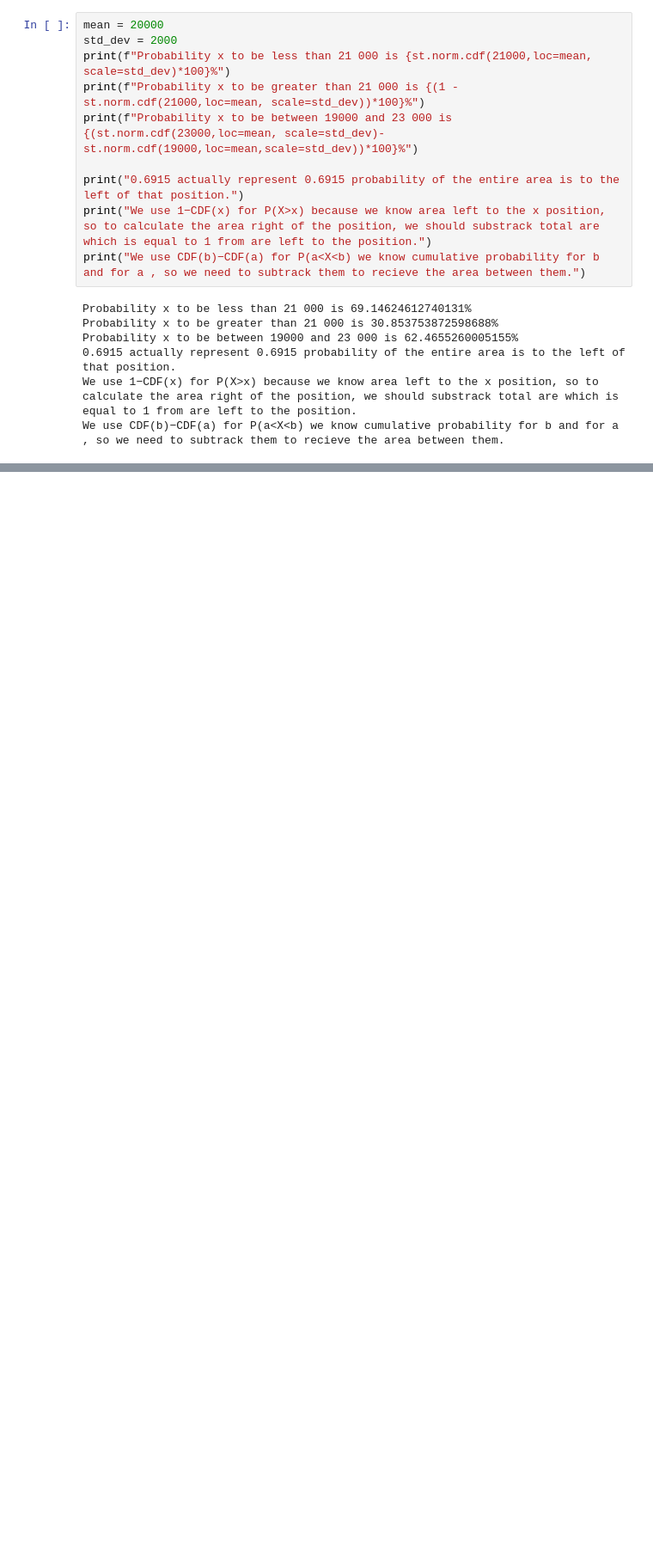
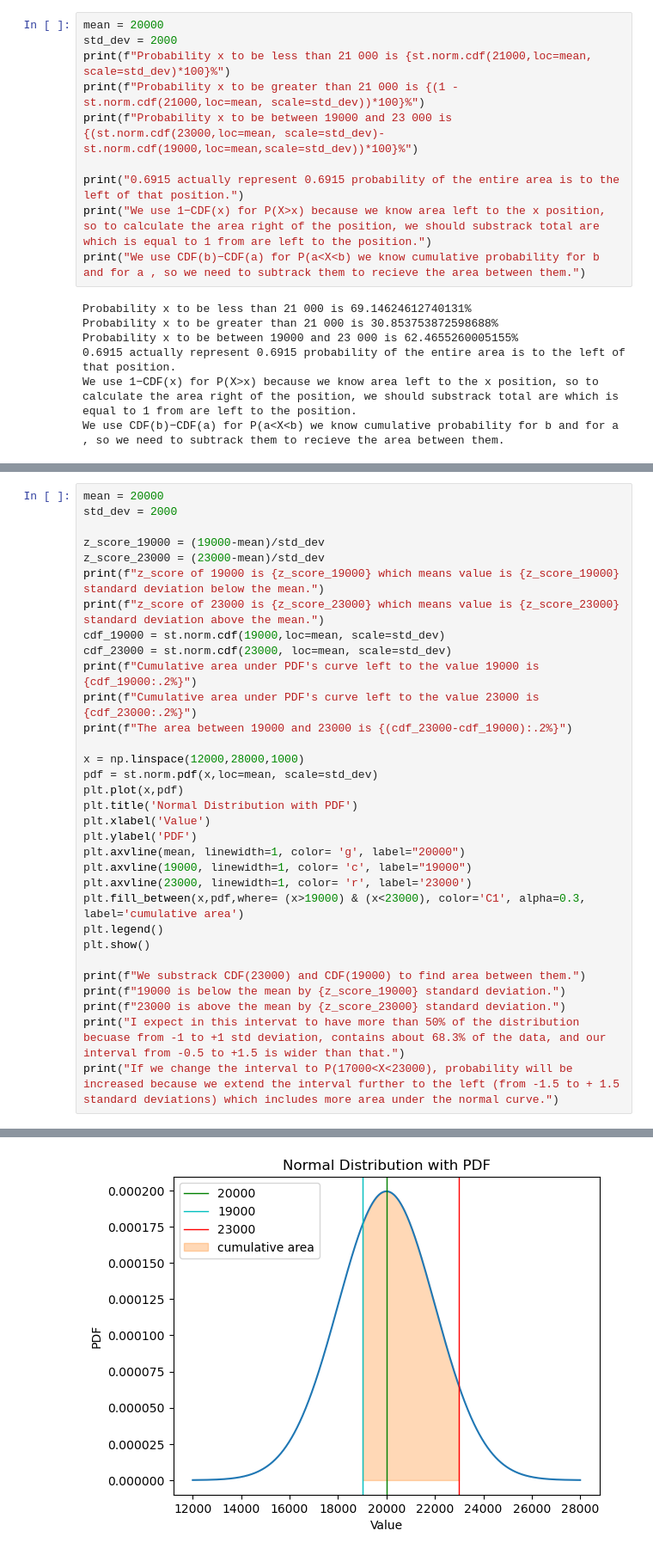
Before and after one commit to stilyan91/Data-Science-Learning-Journey, a Jupyter notebook: Math-statistic/Normal_distribution_Z-score.ipynb, the cells around one changed output, grey strips where cells are left out. Shown at 86% size. Drawn from its saved outputs; the diff is of its cells as text; blank space fills up the shorter version.

```diff
--- a/Math-statistic/Normal_distribution_Z-score.ipynb
+++ b/Math-statistic/Normal_distribution_Z-score.ipynb
@@ -473,0 +641,33 @@ What does 0.9332 tell you?
+# %%
+mean = 20000
+std_dev = 2000
+
+z_score_19000 = (19000-mean)/std_dev
+z_score_23000 = (23000-mean)/std_dev
+print(f"z_score of 19000 is {z_score_19000} which means value is {z_score_19000} standard deviation below the mean.")
+print(f"z_score of 23000 is {z_score_23000} which means value is {z_score_23000} standard deviation above the mean.")
+cdf_19000 = st.norm.cdf(19000,loc=mean, scale=std_dev)
+cdf_23000 = st.norm.cdf(23000, loc=mean, scale=std_dev)
+print(f"Cumulative area under PDF's curve left to the value 19000 is {cdf_19000:.2%}")
+print(f"Cumulative area under PDF's curve left to the value 23000 is {cdf_23000:.2%}")
+print(f"The area between 19000 and 23000 is {(cdf_23000-cdf_19000):.2%}")
+
+x = np.linspace(12000,28000,1000)
+pdf = st.norm.pdf(x,loc=mean, scale=std_dev)
+plt.plot(x,pdf)
+plt.title('Normal Distribution with PDF')
+plt.xlabel('Value')
+plt.ylabel('PDF')
+plt.axvline(mean, linewidth=1, color= 'g', label="20000")
+plt.axvline(19000, linewidth=1, color= 'c', label="19000")
+plt.axvline(23000, linewidth=1, color= 'r', label='23000')
+plt.fill_between(x,pdf,where= (x>19000) & (x<23000), color='C1', alpha=0.3, label='cumulative area')
+plt.legend()
+plt.show()
+
+print(f"We substrack CDF(23000) and CDF(19000) to find area between them.")
+print(f"19000 is below the mean by {z_score_19000} standard deviation.")
+print(f"23000 is above the mean by {z_score_23000} standard deviation.")
+print("I expect in this intervat to have more than 50% of the distribution becuase from -1 to +1 std deviation, contains about 68.3% of the data, and our interval from -0.5 to +1.5 is wider than that.")
+print("If we change the interval to P(17000<X<23000), probability will be increased because we extend the interval further to the left (from -1.5 to + 1.5 standard deviations) which includes more area under the normal curve.")
+# %% [output]
@@ -473,0 +679 @@ What does 0.9332 tell you?
+[figure, added]
```
Also changed, not shown: parts of 10 cells of this notebook.
